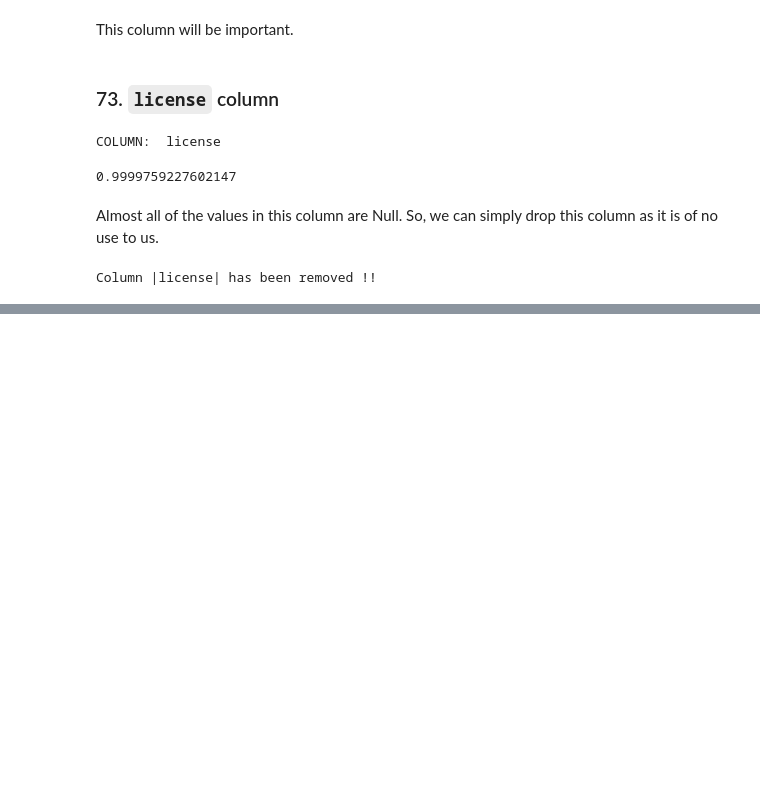
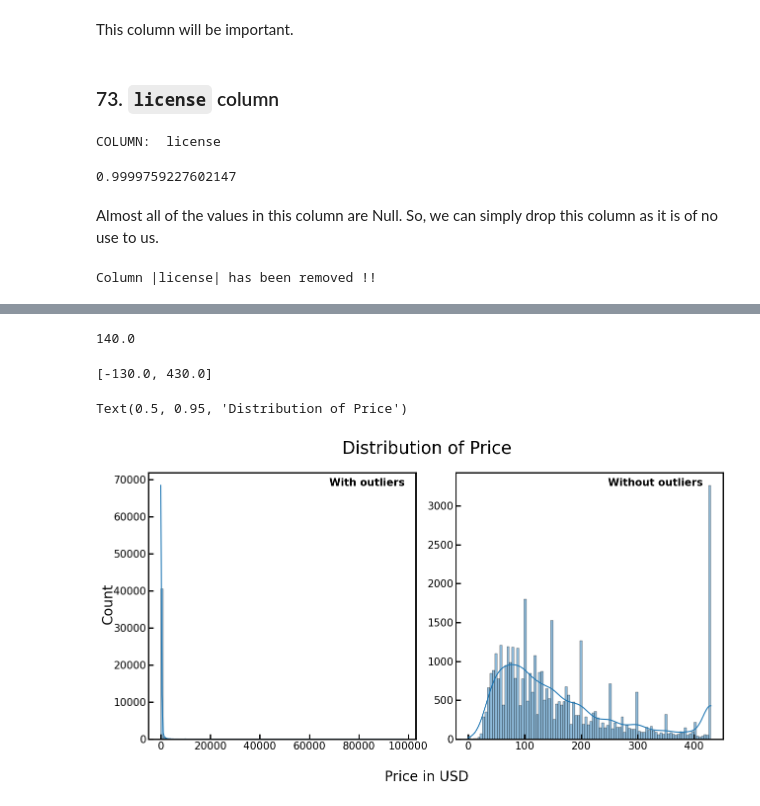
Before and after one commit to SujanNeupane42/MedicareAI-Multiclass-Classification-of-Chest-Radiographs-Using-CNNs-and-GANs, a Jupyter notebook: DataCleaning.ipynb, the cells around one changed output, grey strips where cells are left out. Drawn from its saved outputs; the diff is of its cells as text; code cells hidden in the pictures; blank space fills up the shorter version.

```diff
--- a/DataCleaning.ipynb
+++ b/DataCleaning.ipynb
@@ -2453,0 +2580,6 @@ df.to_csv("Semi_cleaned_dataset.csv", index = True)
+# %%
+q1 = np.quantile(price, 0.25)
+q3 = np.quantile(price, 0.75)
+
+print("Q1: ", q1)
+print("Q3: ", q3)
@@ -2453,0 +2589,73 @@ df.to_csv("Semi_cleaned_dataset.csv", index = True)
+# %%
+iqr = q3 - q1;iqr
+# %% [output]
+140.0
+# %%
+range_out = [q1 - 1.5 * iqr, q3 + 1.5 * iqr];range_out
+# %% [output]
+[-130.0, 430.0]
+# %%
+price_outlier_removed = price.apply(lambda x: range_out[0] if x < range_out[0] else range_out[1] if x > range_out[1] else x)
+# %%
+fig, axes = plt.subplots(1, 2, figsize=(15, 7))
+
+ax = plt.subplot(1, 2, 1)
+
+hist_with_outliers = sns.histplot(x = df['price'], kde = True, bins = 100, ax = ax)
+ax.set_ylabel("")
+ax.set_xlabel("")
+
+ax.xaxis.set_tick_params(labelsize=15)
+ax.yaxis.set_tick_params(labelsize=15)
+
+ax.spines['bottom'].set_color('black')
+ax.spines['top'].set_color('black')
+ax.spines['right'].set_color('black')
+ax.spines['right'].set_linewidth(2)
+ax.spines['top'].set_linewidth(2)
+ax.spines['bottom'].set_linewidth(2)
+ax.spines['left'].set_color('black')
+ax.spines['left'].set_lw(2)
+ax.tick_params(which='both', width=2)
+ax.tick_params(which='major', length=7)
+ax.tick_params(which='minor', length=7)
+ax.tick_params(which = 'both', direction = 'in')
+
+ax.text(0.85, 1.45, "With outliers", horizontalalignment='center',\
+     transform=ax1.transAxes, fontsize = 15, fontweight="bold", rotation = 'horizontal')
+
+
+ax = plt.subplot(1, 2, 2)
+
+hist_without_outliers = sns.histplot(x = price_outlier_removed, kde = True, bins = 100, ax = ax)
+ax.xaxis.set_tick_params(labelsize=15)
+ax.yaxis.set_tick_params(labelsize=15)
+ax.set_ylabel("")
+ax.set_xlabel("")
+
+# set various colors
+ax.spines['bottom'].set_color('black')
+ax.spines['top'].set_color('black')
+ax.spines['right'].set_color('black')
+ax.spines['right'].set_linewidth(2)
+ax.spines['top'].set_linewidth(2)
+ax.spines['bottom'].set_linewidth(2)
+ax.spines['left'].set_color('black')
+ax.spines['left'].set_lw(2)
+ax.tick_params(which='both', width=2)
+ax.tick_params(which='major', length=7)
+ax.tick_params(which='minor', length=7)
+ax.tick_params(which = 'both', direction = 'in')
+ax.text(1.925, 1.45, "Without outliers", horizontalalignment='center',\
+     transform=ax1.transAxes, fontsize = 15, fontweight="bold", rotation = 'horizontal')
+
+plt.subplots_adjust(wspace=0.15, hspace=0.075)
+fig.text(0.07, 0.5, 'Count', ha='center', va='center', rotation='vertical', fontsize = 20)
+fig.text(0.5, 0., 'Price in USD', ha='center', va='center', rotation='horizontal', fontsize = 20)
+
+fig.text(0.5, 0.95, 'Distribution of Price', ha='center', va='center', rotation='horizontal', fontsize = 25)
+
+# plt.savefig('percentage_of_null_values.jpg',  bbox_inches='tight', dpi = 500)
+# %% [output]
+Text(0.5, 0.95, 'Distribution of Price')
+[figure, added]
```
Also changed, not shown: parts of 109 cells of this notebook.
